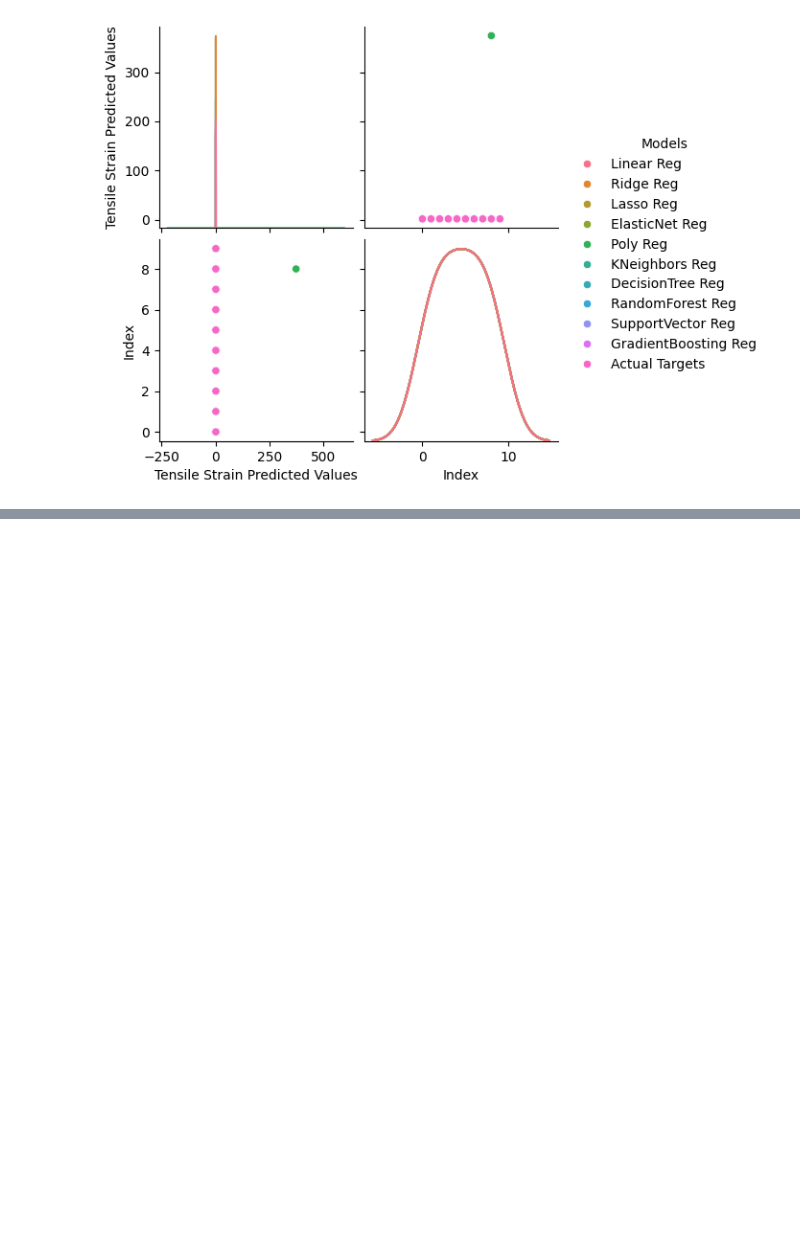
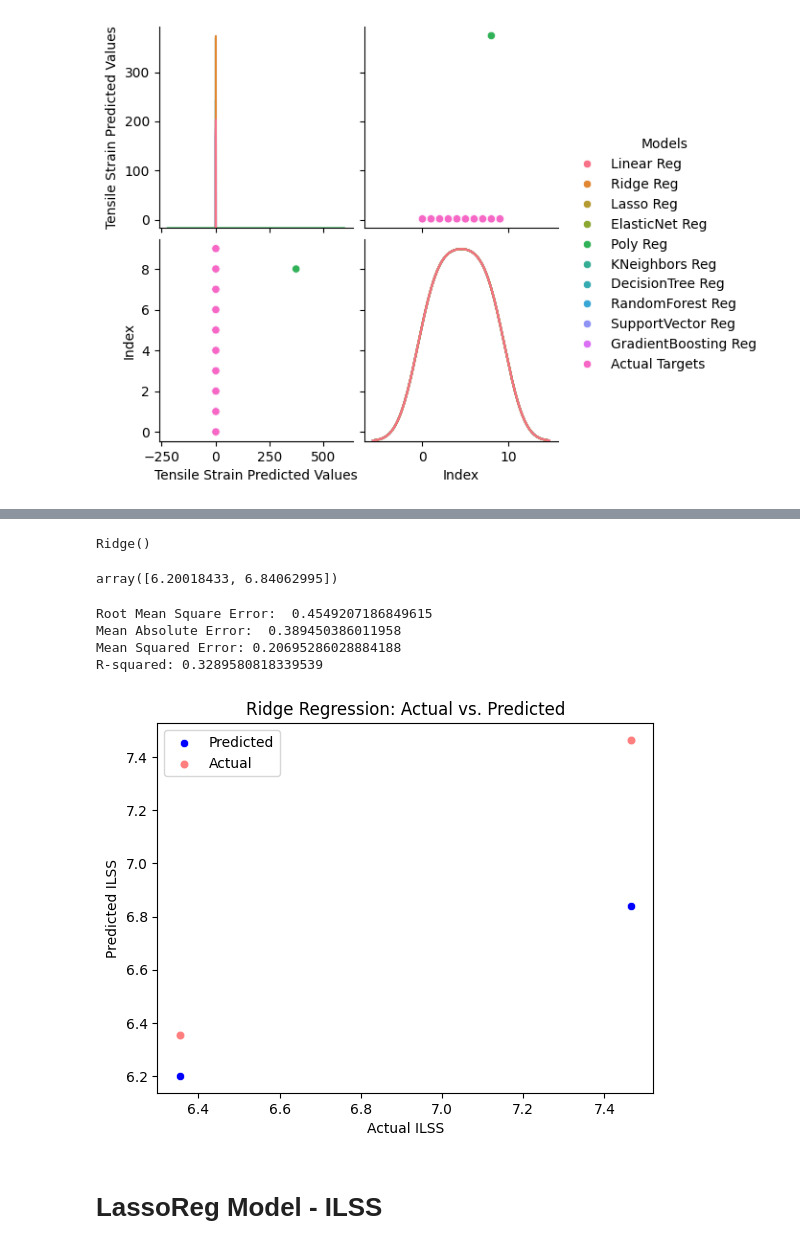
Before and after one commit to Sid-047/paperStuff, a Jupyter notebook: pineappleGlassAlumina-Composite/modelTraining.ipynb, the cells around one changed output, grey strips where cells are left out. Saved outputs shown, nothing was run; the diff lists cells and outputs as text; code cells hidden in the pictures; blank space fills up the shorter version.

```diff
--- a/pineappleGlassAlumina-Composite/modelTraining.ipynb
+++ b/pineappleGlassAlumina-Composite/modelTraining.ipynb
@@ -1624,0 +1737,36 @@ fig.show()
+# %%
+modelRR = Ridge(alpha=1.0)
+modelRR.fit(xTrain, yTrain)
+# %% [output]
+Ridge()
+# %%
+yPred = modelRR.predict(xTest)
+yPred
+# %% [output]
+array([6.20018433, 6.84062995])
+# %%
+rmseRR = np.sqrt(mean_squared_error(yTest, yPred))
+maeRR = mean_absolute_error(yTest, yPred)
+mseRR = mean_squared_error(yTest, yPred)
+rsRR = r2_score(yTest, yPred)
+print("Root Mean Square Error: ", rmseRR)
+print("Mean Absolute Error: ", maeRR)
+print('Mean Squared Error:', mseRR)
+print('R-squared:', rsRR)
+# %% [output]
+Root Mean Square Error:  0.4549207186849615
+Mean Absolute Error:  0.389450386011958
+Mean Squared Error: 0.20695286028884188
+R-squared: 0.3289580818339539
+# %%
+sns.scatterplot(x=yTest, y=yPred, color='blue', label='Predicted')
+sns.scatterplot(x=yTest, y=yTest, color='red', alpha=0.5, label='Actual')
+plt.xlabel('Actual ILSS')
+plt.ylabel('Predicted ILSS')
+plt.title('Ridge Regression: Actual vs. Predicted')
+plt.legend()
+plt.show()
+# %% [output]
+[figure, added]
+# %% [markdown]
+# LassoReg Model - ILSS
```
Also changed, not shown: parts of 70 cells of this notebook, 1 other file.
